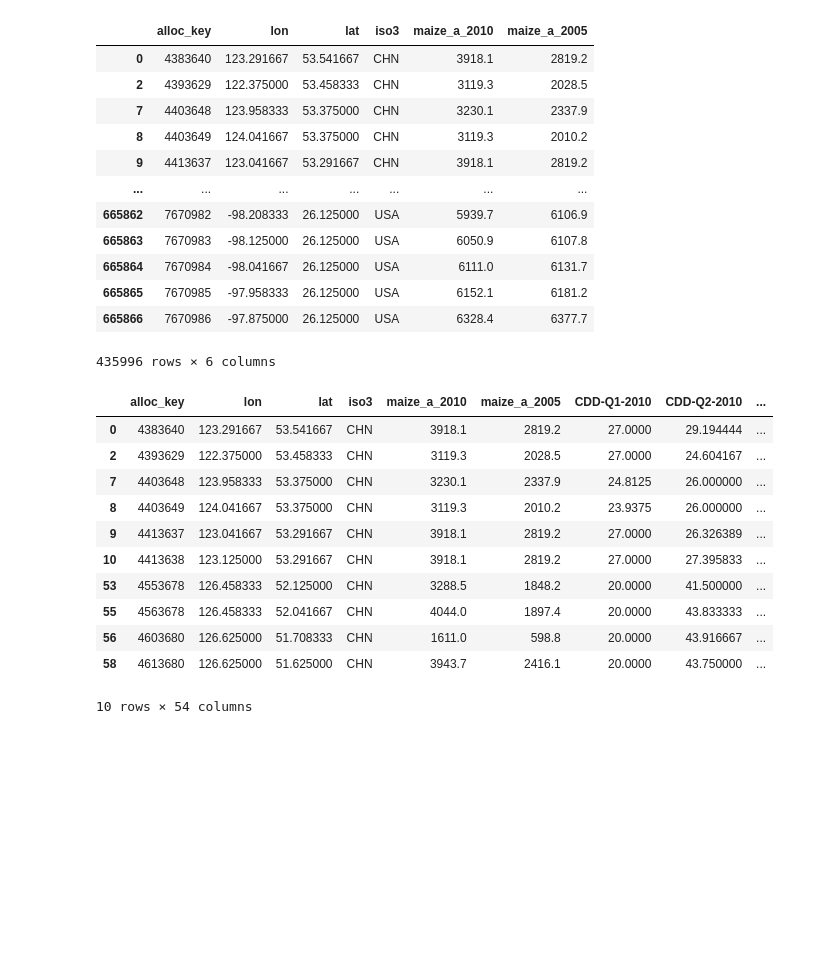
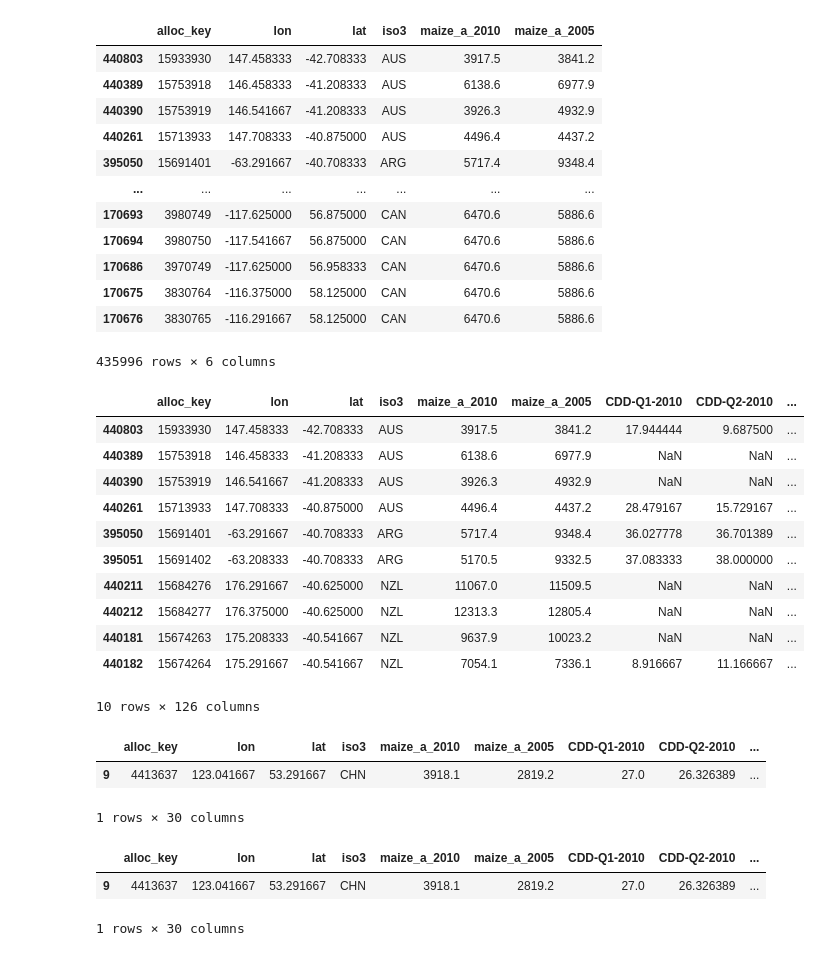
Before and after one commit to kenzaxtazi/agri-risk, a Jupyter notebook: create_training_sets.ipynb, the cells around one changed output. Saved outputs shown, nothing was run; the diff lists cells and outputs as text; code cells hidden in the pictures; blank space fills up the shorter version.

```diff
--- a/create_training_sets.ipynb
+++ b/create_training_sets.ipynb
@@ -82,21 +124,22 @@ data = merged.dropna()
 del merged
 
 # Only include non zero yields
-data = data[data['maize_a_2005'] > 0]
-data = data[data['maize_a_2010'] > 0]
+data = data[data[f'{crop}_a_2005'] > 0]
+data = data[data[f'{crop}_a_2010'] > 0]
+data.sort_values(['lat', 'lon'], ascending=True, inplace=True)
 data
 # %% [output]
 |  | alloc_key | lon | lat | iso3 | maize_a_2010 | maize_a_2005 |
-| 0 | 4383640 | 123.291667 | 53.541667 | CHN | 3918.1 | 2819.2 |
-| 2 | 4393629 | 122.375000 | 53.458333 | CHN | 3119.3 | 2028.5 |
-| 7 | 4403648 | 123.958333 | 53.375000 | CHN | 3230.1 | 2337.9 |
-| 8 | 4403649 | 124.041667 | 53.375000 | CHN | 3119.3 | 2010.2 |
-| 9 | 4413637 | 123.041667 | 53.291667 | CHN | 3918.1 | 2819.2 |
+| 440803 | 15933930 | 147.458333 | -42.708333 | AUS | 3917.5 | 3841.2 |
+| 440389 | 15753918 | 146.458333 | -41.208333 | AUS | 6138.6 | 6977.9 |
+| 440390 | 15753919 | 146.541667 | -41.208333 | AUS | 3926.3 | 4932.9 |
+| 440261 | 15713933 | 147.708333 | -40.875000 | AUS | 4496.4 | 4437.2 |
+| 395050 | 15691401 | -63.291667 | -40.708333 | ARG | 5717.4 | 9348.4 |
 | ... | ... | ... | ... | ... | ... | ... |
-| 665862 | 7670982 | -98.208333 | 26.125000 | USA | 5939.7 | 6106.9 |
-| 665863 | 7670983 | -98.125000 | 26.125000 | USA | 6050.9 | 6107.8 |
-| 665864 | 7670984 | -98.041667 | 26.125000 | USA | 6111.0 | 6131.7 |
-| 665865 | 7670985 | -97.958333 | 26.125000 | USA | 6152.1 | 6181.2 |
-| 665866 | 7670986 | -97.875000 | 26.125000 | USA | 6328.4 | 6377.7 |
+| 170693 | 3980749 | -117.625000 | 56.875000 | CAN | 6470.6 | 5886.6 |
+| 170694 | 3980750 | -117.541667 | 56.875000 | CAN | 6470.6 | 5886.6 |
+| 170686 | 3970749 | -117.625000 | 56.958333 | CAN | 6470.6 | 5886.6 |
+| 170675 | 3830764 | -116.375000 | 58.125000 | CAN | 6470.6 | 5886.6 |
+| 170676 | 3830765 | -116.291667 | 58.125000 | CAN | 6470.6 | 5886.6 |
 435996 rows × 6 columns
 # %%
@@ -121,31 +188,31 @@ def compute_seasonal_feature(feature, file_location, year, dataset, interpolatio
     return dataset
 # %%
 # Compute the seasonal features
-years = ['2010', '2005']
+years = ['2010', '2009', '2006', '2005', '2004']
 seasonal_features = [
     'CDD',
     'CFD',
     'CWD',
     'WW',
     'WSDI',
     'CSDI'
 ]
 
 for feature in tqdm(seasonal_features):
     file_location = seasonal_data_folder + seasonal_feature_files[feature]
     for year in years:
         data = compute_seasonal_feature(feature, file_location, year, data)
 data.head(10)
 # %% [output]
 |  | alloc_key | lon | lat | iso3 | maize_a_2010 | maize_a_2005 | CDD-Q1-2010 | CDD-Q2-2010 | ... |
-| 0 | 4383640 | 123.291667 | 53.541667 | CHN | 3918.1 | 2819.2 | 27.0000 | 29.194444 | ... |
-| 2 | 4393629 | 122.375000 | 53.458333 | CHN | 3119.3 | 2028.5 | 27.0000 | 24.604167 | ... |
-| 7 | 4403648 | 123.958333 | 53.375000 | CHN | 3230.1 | 2337.9 | 24.8125 | 26.000000 | ... |
-| 8 | 4403649 | 124.041667 | 53.375000 | CHN | 3119.3 | 2010.2 | 23.9375 | 26.000000 | ... |
-| 9 | 4413637 | 123.041667 | 53.291667 | CHN | 3918.1 | 2819.2 | 27.0000 | 26.326389 | ... |
-| 10 | 4413638 | 123.125000 | 53.291667 | CHN | 3918.1 | 2819.2 | 27.0000 | 27.395833 | ... |
-| 53 | 4553678 | 126.458333 | 52.125000 | CHN | 3288.5 | 1848.2 | 20.0000 | 41.500000 | ... |
-| 55 | 4563678 | 126.458333 | 52.041667 | CHN | 4044.0 | 1897.4 | 20.0000 | 43.833333 | ... |
-| 56 | 4603680 | 126.625000 | 51.708333 | CHN | 1611.0 | 598.8 | 20.0000 | 43.916667 | ... |
-| 58 | 4613680 | 126.625000 | 51.625000 | CHN | 3943.7 | 2416.1 | 20.0000 | 43.750000 | ... |
+| 440803 | 15933930 | 147.458333 | -42.708333 | AUS | 3917.5 | 3841.2 | 17.944444 | 9.687500 | ... |
+| 440389 | 15753918 | 146.458333 | -41.208333 | AUS | 6138.6 | 6977.9 | NaN | NaN | ... |
+| 440390 | 15753919 | 146.541667 | -41.208333 | AUS | 3926.3 | 4932.9 | NaN | NaN | ... |
+| 440261 | 15713933 | 147.708333 | -40.875000 | AUS | 4496.4 | 4437.2 | 28.479167 | 15.729167 | ... |
+| 395050 | 15691401 | -63.291667 | -40.708333 | ARG | 5717.4 | 9348.4 | 36.027778 | 36.701389 | ... |
+| 395051 | 15691402 | -63.208333 | -40.708333 | ARG | 5170.5 | 9332.5 | 37.083333 | 38.000000 | ... |
+| 440211 | 15684276 | 176.291667 | -40.625000 | NZL | 11067.0 | 11509.5 | NaN | NaN | ... |
+| 440212 | 15684277 | 176.375000 | -40.625000 | NZL | 12313.3 | 12805.4 | NaN | NaN | ... |
+| 440181 | 15674263 | 175.208333 | -40.541667 | NZL | 9637.9 | 10023.2 | NaN | NaN | ... |
+| 440182 | 15674264 | 175.291667 | -40.541667 | NZL | 7054.1 | 7336.1 | 8.916667 | 11.166667 | ... |
-10 rows × 54 columns
+10 rows × 126 columns
@@ -169,3 +219,16 @@ def compute_ten_day_feature(feature, file_location, year, dataset, interpolation
+# %%
+# Unsorted
+data[data['alloc_key']== 4413637]
+# %% [output]
+|  | alloc_key | lon | lat | iso3 | maize_a_2010 | maize_a_2005 | CDD-Q1-2010 | CDD-Q2-2010 | ... |
+| 9 | 4413637 | 123.041667 | 53.291667 | CHN | 3918.1 | 2819.2 | 27.0 | 26.326389 | ... |
+1 rows × 30 columns
+# %%
+data[data['alloc_key']== 4413637]
+# %% [output]
+|  | alloc_key | lon | lat | iso3 | maize_a_2010 | maize_a_2005 | CDD-Q1-2010 | CDD-Q2-2010 | ... |
+| 9 | 4413637 | 123.041667 | 53.291667 | CHN | 3918.1 | 2819.2 | 27.0 | 26.326389 | ... |
+1 rows × 30 columns
 # %%
 # Choose the features you want on the top of the notebook based on the ten_day_feature_files
 # dict, and put them in this array.
```
Also changed, not shown: parts of 31 cells of this notebook.
